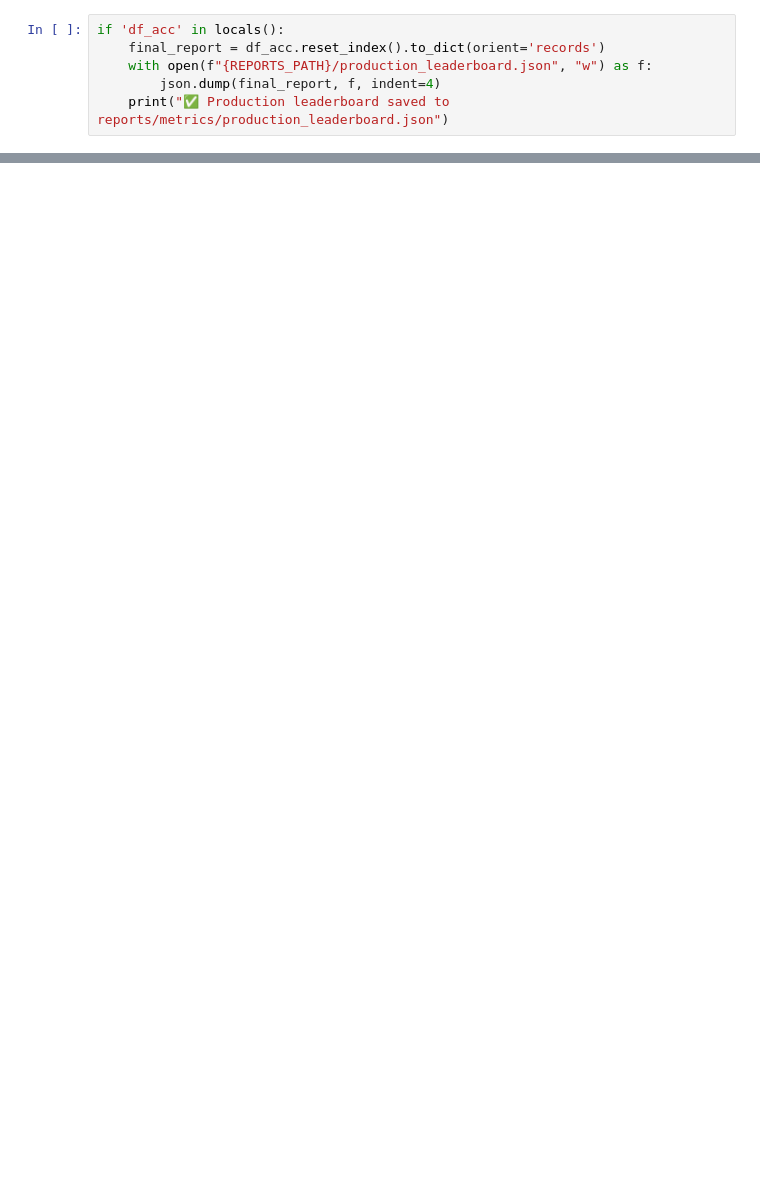
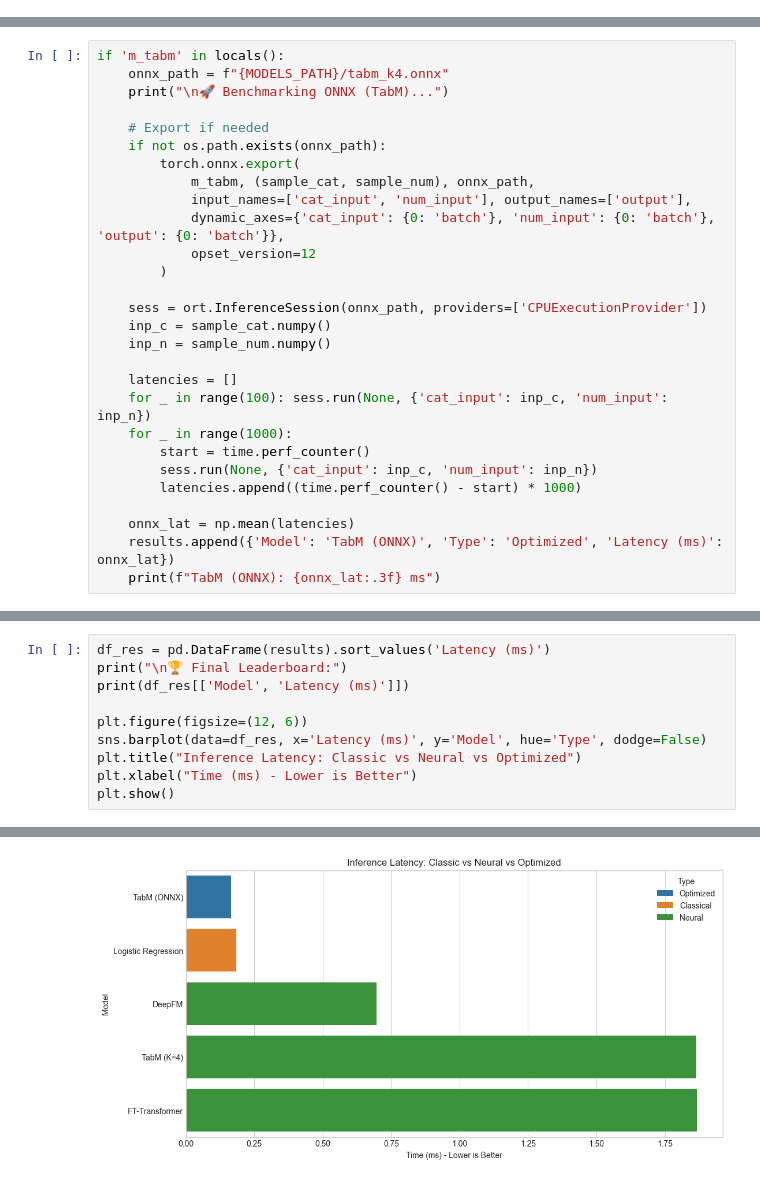
Before and after one commit to KhairullahChakir/ecom_web, a Jupyter notebook: notebooks/03_latency_benchmarking.ipynb, the cells around one changed output, grey strips where cells are left out. Drawn from its saved outputs; the diff is of its cells as text; blank space fills up the shorter version.

Commit message:
feat(phase4): prune TabM model (K=1) and finalize benchmarks

```diff
--- a/notebooks/03_latency_benchmarking.ipynb
+++ b/notebooks/03_latency_benchmarking.ipynb
@@ -348,6 +36,0 @@ Saving the final combined report.
-# %%
-if 'df_acc' in locals():
-    final_report = df_acc.reset_index().to_dict(orient='records')
-    with open(f"{REPORTS_PATH}/production_leaderboard.json", "w") as f:
-        json.dump(final_report, f, indent=4)
-    print("✅ Production leaderboard saved to reports/metrics/production_leaderboard.json")
@@ -355,0 +243,28 @@ if 'df_acc' in locals():
+# %%
+if 'm_tabm' in locals():
+    onnx_path = f"{MODELS_PATH}/tabm_k4.onnx"
+    print("\n🚀 Benchmarking ONNX (TabM)...")
+
+    # Export if needed
+    if not os.path.exists(onnx_path):
+        torch.onnx.export(
+            m_tabm, (sample_cat, sample_num), onnx_path,
+            input_names=['cat_input', 'num_input'], output_names=['output'],
+            dynamic_axes={'cat_input': {0: 'batch'}, 'num_input': {0: 'batch'}, 'output': {0: 'batch'}},
+            opset_version=12
+        )
+
+    sess = ort.InferenceSession(onnx_path, providers=['CPUExecutionProvider'])
+    inp_c = sample_cat.numpy()
+    inp_n = sample_num.numpy()
+
+    latencies = []
+    for _ in range(100): sess.run(None, {'cat_input': inp_c, 'num_input': inp_n})
+    for _ in range(1000):
+        start = time.perf_counter()
+        sess.run(None, {'cat_input': inp_c, 'num_input': inp_n})
+        latencies.append((time.perf_counter() - start) * 1000)
+
+    onnx_lat = np.mean(latencies)
+    results.append({'Model': 'TabM (ONNX)', 'Type': 'Optimized', 'Latency (ms)': onnx_lat})
+    print(f"TabM (ONNX): {onnx_lat:.3f} ms")
@@ -355,0 +276,11 @@ if 'df_acc' in locals():
+# %%
+df_res = pd.DataFrame(results).sort_values('Latency (ms)')
+print("\n🏆 Final Leaderboard:")
+print(df_res[['Model', 'Latency (ms)']])
+
+plt.figure(figsize=(12, 6))
+sns.barplot(data=df_res, x='Latency (ms)', y='Model', hue='Type', dodge=False)
+plt.title("Inference Latency: Classic vs Neural vs Optimized")
+plt.xlabel("Time (ms) - Lower is Better")
+plt.show()
+# %% [output]
@@ -355,0 +294 @@ if 'df_acc' in locals():
+[figure, added]
```
Also changed, not shown: parts of 25 cells of this notebook, 15 other files.
